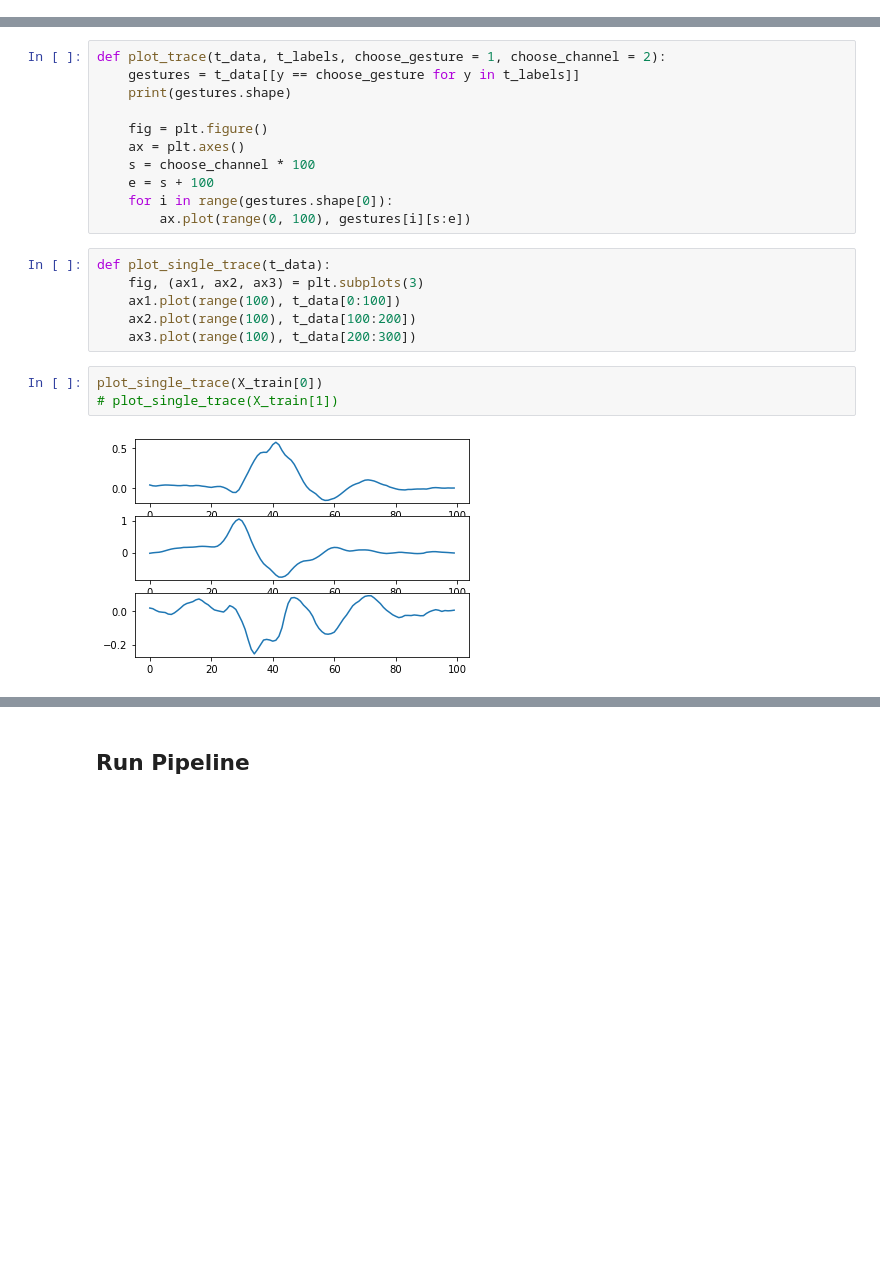
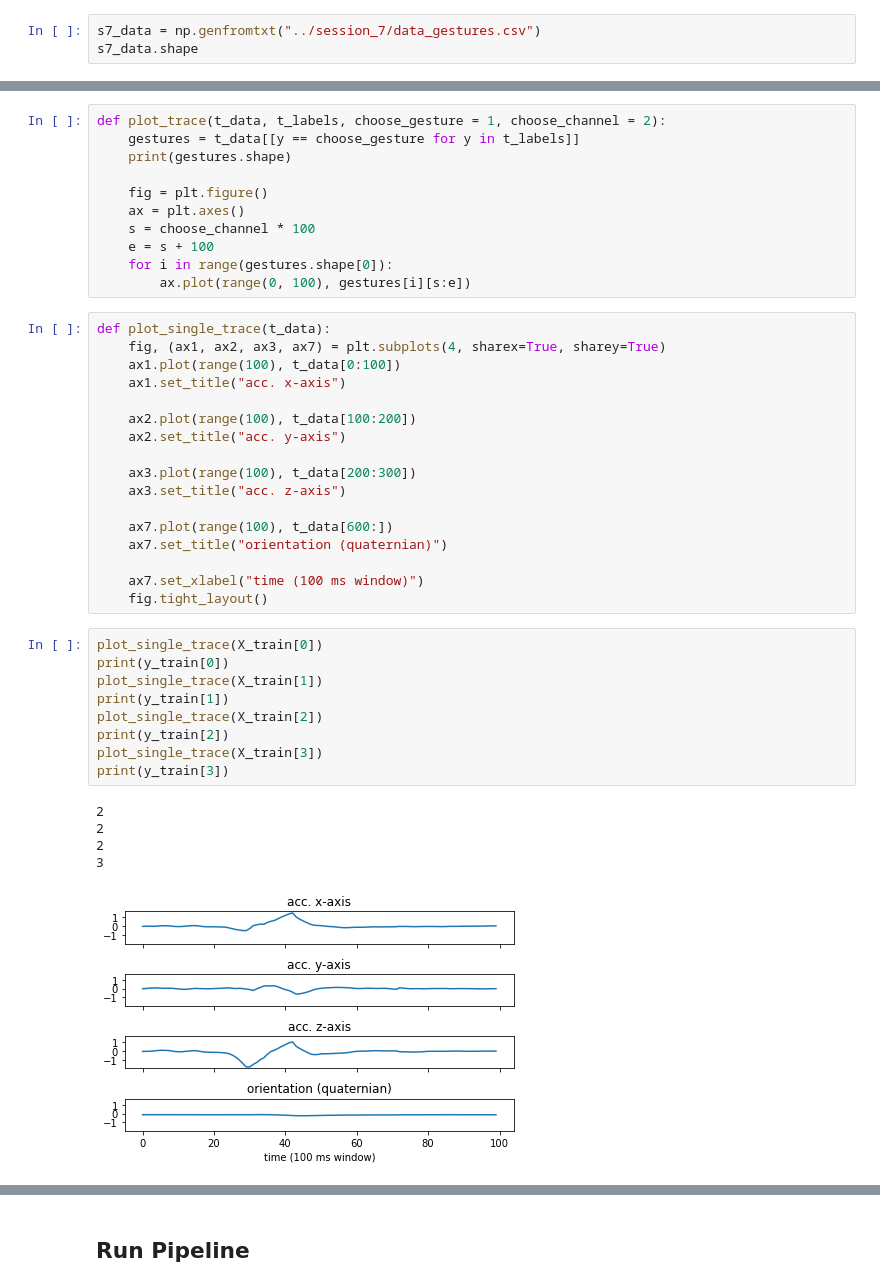
Before and after one commit to OlinSTEP/signal-processing-gesture-data-collection, a Jupyter notebook: demo_day/final_model.ipynb, the cells around one changed output, grey strips where cells are left out. Drawn from its saved outputs; the diff is of its cells as text; blank space fills up the shorter version.

```diff
--- a/demo_day/final_model.ipynb
+++ b/demo_day/final_model.ipynb
@@ -92,0 +125,3 @@ s5_data.shape
+# %%
+s7_data = np.genfromtxt("../session_7/data_gestures.csv")
+s7_data.shape
@@ -175,12 +331,33 @@ def plot_trace(t_data, t_labels, choose_gesture = 1, choose_channel = 2):
         ax.plot(range(0, 100), gestures[i][s:e])
 # %%
 def plot_single_trace(t_data):
-    fig, (ax1, ax2, ax3) = plt.subplots(3)
+    fig, (ax1, ax2, ax3, ax7) = plt.subplots(4, sharex=True, sharey=True)
     ax1.plot(range(100), t_data[0:100])
+    ax1.set_title("acc. x-axis")
+
     ax2.plot(range(100), t_data[100:200])
+    ax2.set_title("acc. y-axis")
+
     ax3.plot(range(100), t_data[200:300])
+    ax3.set_title("acc. z-axis")
+
+    ax7.plot(range(100), t_data[600:])
+    ax7.set_title("orientation (quaternian)")
+
+    ax7.set_xlabel("time (100 ms window)")
+    fig.tight_layout()
-# %%
-plot_single_trace(X_train[0])
-# plot_single_trace(X_train[1])
-# %% [output]
-[figure, removed]
+# %%
+plot_single_trace(X_train[0])
+print(y_train[0])
+plot_single_trace(X_train[1])
+print(y_train[1])
+plot_single_trace(X_train[2])
+print(y_train[2])
+plot_single_trace(X_train[3])
+print(y_train[3])
+# %% [output]
+2
+2
+2
+3
+[figure, added]
```
Also changed, not shown: parts of 35 cells of this notebook, 56 other files.
